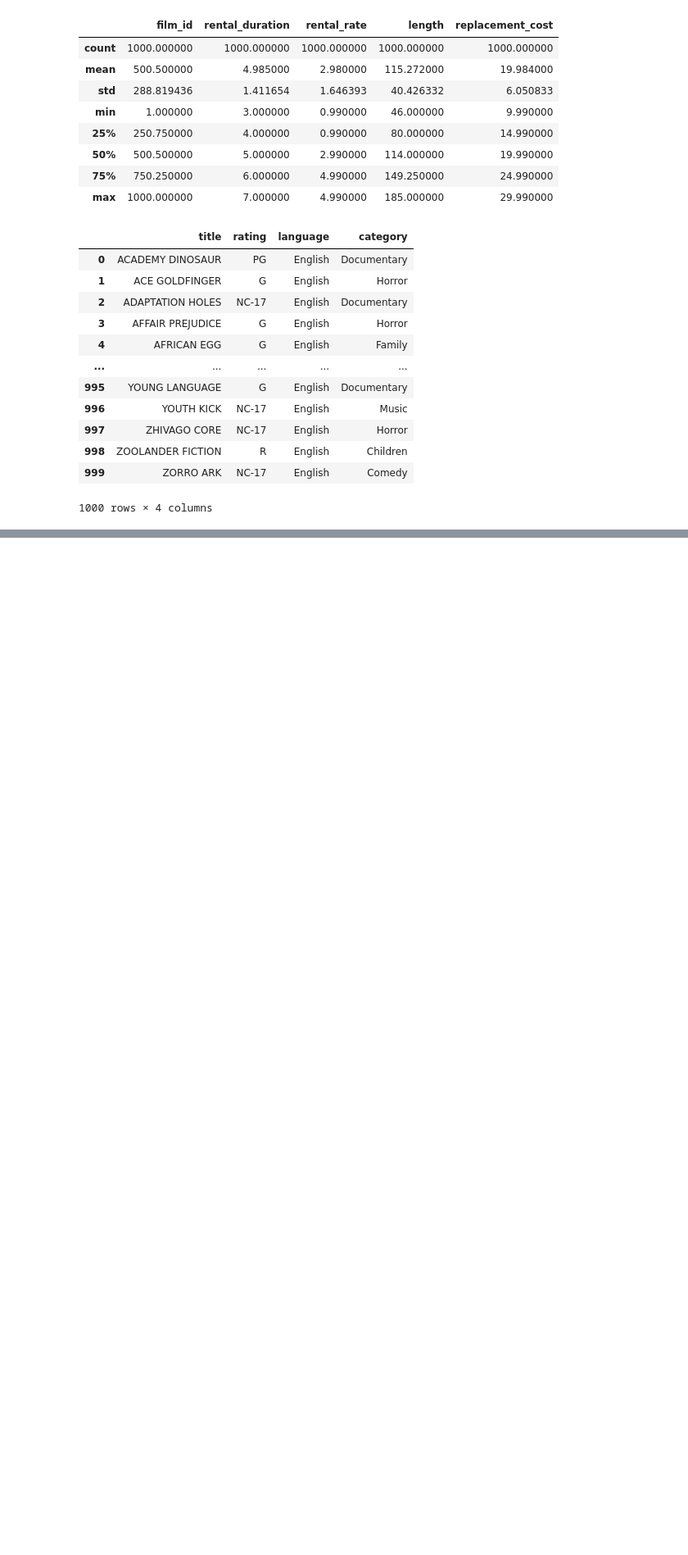
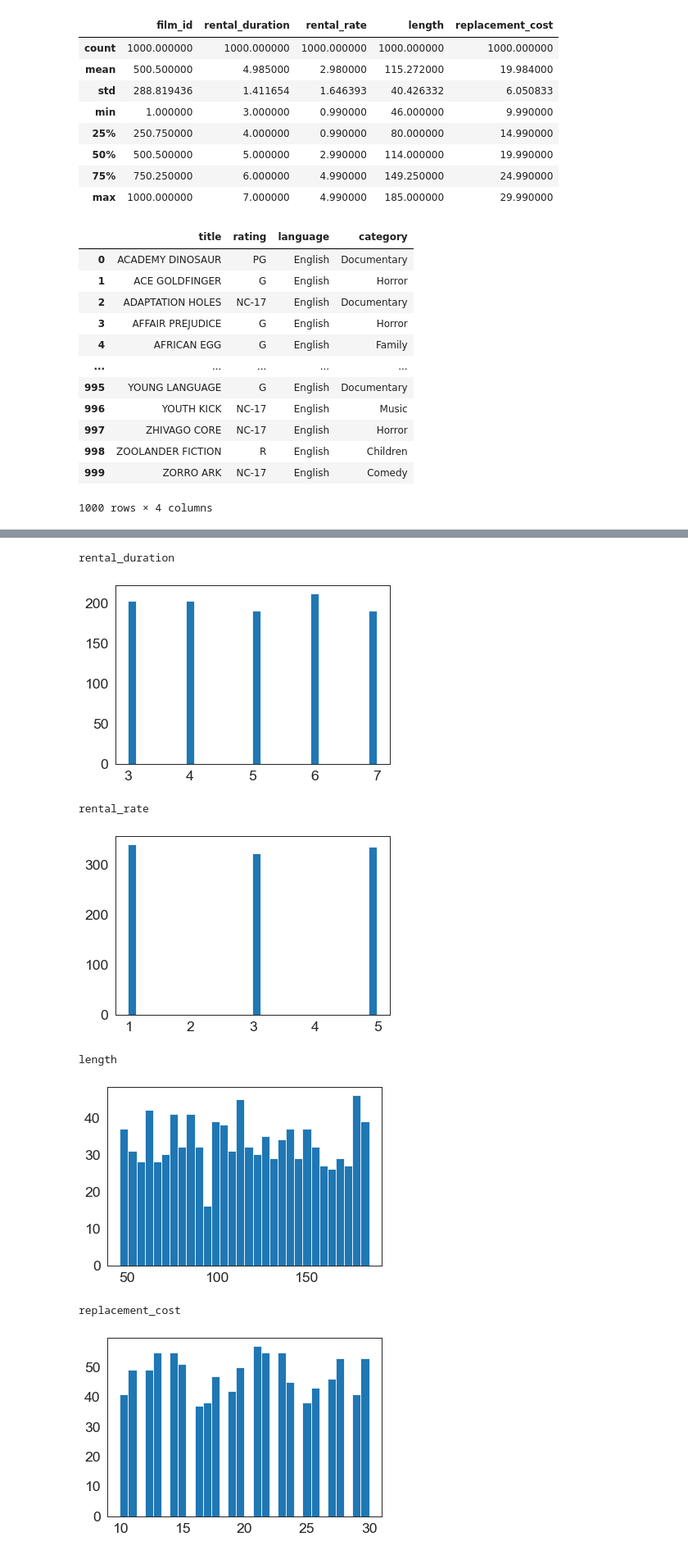
Before and after one commit to sebastianvier/ironhack_labs, a Jupyter notebook: week_9/lab-predictions-logistic-regression/logistic_regression.ipynb, the cells around one changed output, grey strips where cells are left out. Shown at 82% size. Drawn from its saved outputs; the diff is of its cells as text; code cells hidden in the pictures; blank space fills up the shorter version.

```diff
--- a/week_9/lab-predictions-logistic-regression/logistic_regression.ipynb
+++ b/week_9/lab-predictions-logistic-regression/logistic_regression.ipynb
@@ -388,7 +379,8 @@ data = pd.read_sql(query, engine)
 # %%
 numerical = data.select_dtypes(include=np.number)[['film_id','release_year','rental_duration',
-#numerical.columns = ['film_id', 'film_id_2', 'release_year', 'rental_duration', 'rental_rate',
-                 #  'length', 'replacement_cost']                                                'rental_rate', 'length','replacement_cost']]
+                                                   'rental_rate','length', 'replacement_cost']]
+numerical.columns = ['film_id', 'film_id_2', 'release_year', 'rental_duration', 'rental_rate',
+                      'length', 'replacement_cost']
 # %%
 numerical.drop('film_id_2', axis=1,errors='ignore', inplace=True)
 numerical.set_index('film_id')
@@ -445,0 +456,14 @@ categorical
+# %%
+for column in numerical.drop('film_id', axis=1).columns:
+    print(column)
+    plt.hist(x=column, data=numerical, bins=30)
+    plt.show()
+# %% [output]
+rental_duration
+[figure, added]
+rental_rate
+[figure, added]
+length
+[figure, added]
+replacement_cost
+[figure, added]
```
Also changed, not shown: parts of 38 cells of this notebook.
